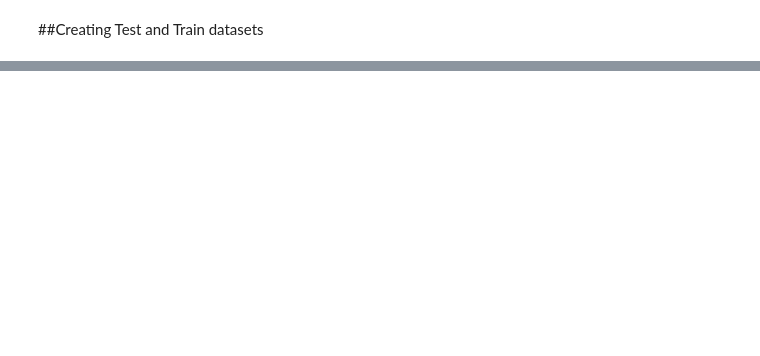
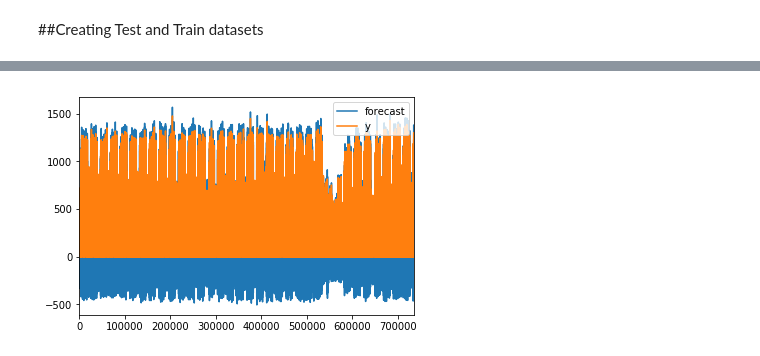
Before and after one commit to hrai/-M4-Data-Analysis, a Jupyter notebook: Assignment_2.ipynb, the cells around one changed output, grey strips where cells are left out. Cells and saved outputs as stored; diff of their text form; code cells hidden in the pictures; blank space fills up the shorter version.

```diff
--- a/Assignment_2.ipynb
+++ b/Assignment_2.ipynb
@@ -350,3 +396,9 @@ print(residuals.describe())
+# %%
+# Actual vs Fitted
+fitted_model.plot_predict()
+plt.show()
+# %% [output]
+[figure, added]
 # %%
 
 # Forecast
```
Also changed, not shown: parts of 8 cells of this notebook.
